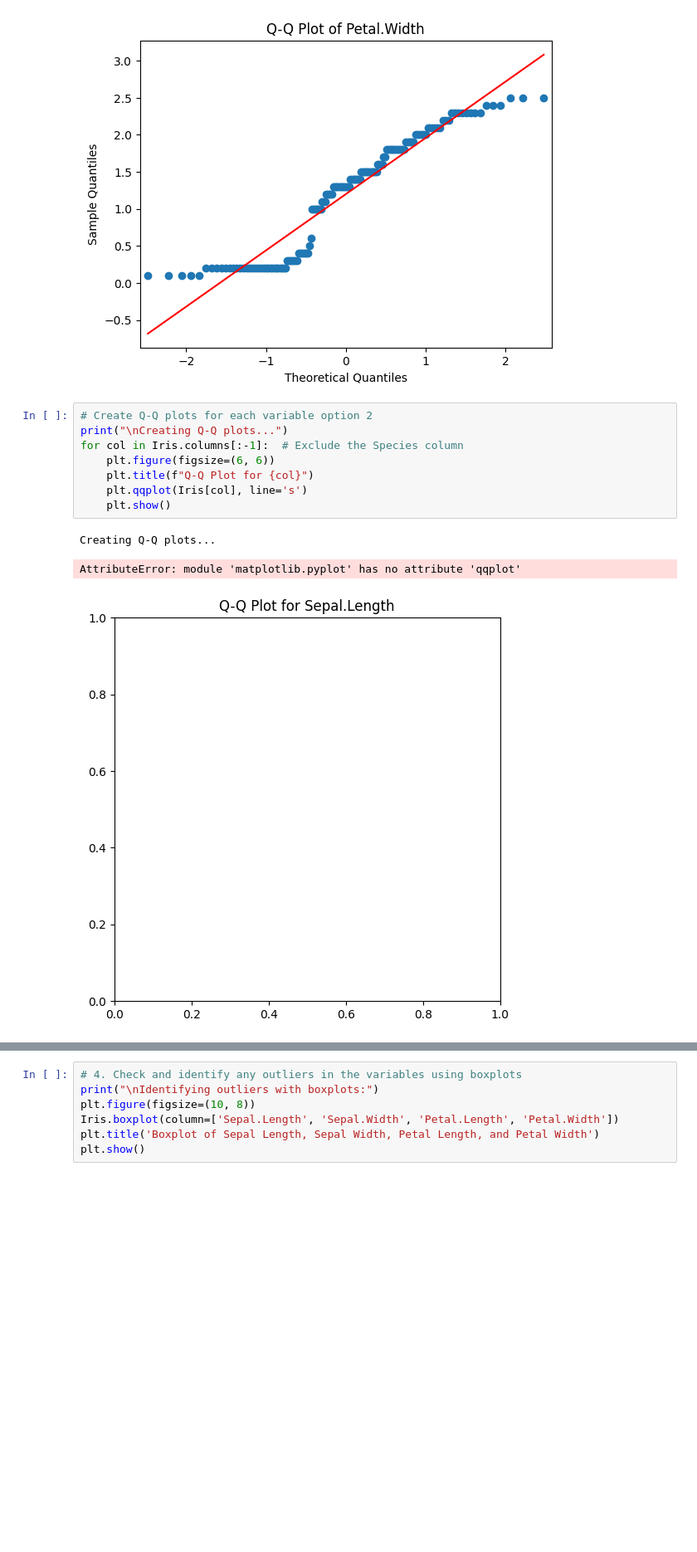
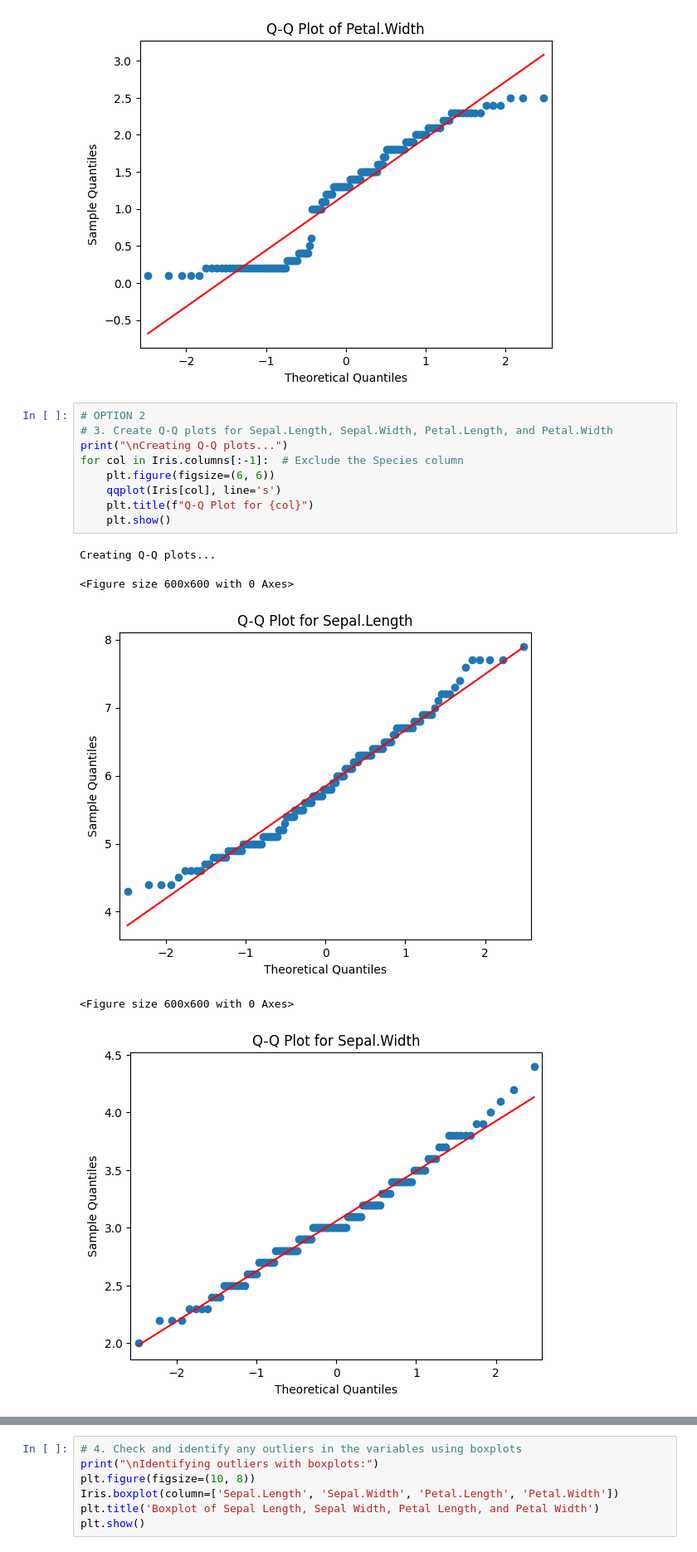
Before and after one commit to RemmyBisimbeko/Data-Science, a Jupyter notebook: SEM 2/Data Analysis and Visualization/Assignment One/Assignment_One.ipynb, the cells around one changed output, grey strips where cells are left out. Shown at 83% size. Cells and saved outputs as stored; diff of their text form; blank space fills up the shorter version.

```diff
--- a/SEM 2/Data Analysis and Visualization/Assignment One/Assignment_One.ipynb
+++ b/SEM 2/Data Analysis and Visualization/Assignment One/Assignment_One.ipynb
@@ -203,14 +246,17 @@ Creating Q-Q plots:
 [figure]
 [figure]
 # %%
-# Create Q-Q plots for each variable option 2
+# OPTION 2
+# 3. Create Q-Q plots for Sepal.Length, Sepal.Width, Petal.Length, and Petal.Width
 print("\nCreating Q-Q plots...")
 for col in Iris.columns[:-1]:  # Exclude the Species column
     plt.figure(figsize=(6, 6))
+    qqplot(Iris[col], line='s')
     plt.title(f"Q-Q Plot for {col}")
-    plt.qqplot(Iris[col], line='s')
     plt.show()
 # %% [output]
 Creating Q-Q plots...
-AttributeError: module 'matplotlib.pyplot' has no attribute 'qqplot'
+<Figure size 600x600 with 0 Axes>
-[figure, old version]
+[figure, new version]
+<Figure size 600x600 with 0 Axes>
+[figure, added]
```
Also changed, not shown: parts of 22 cells of this notebook.
